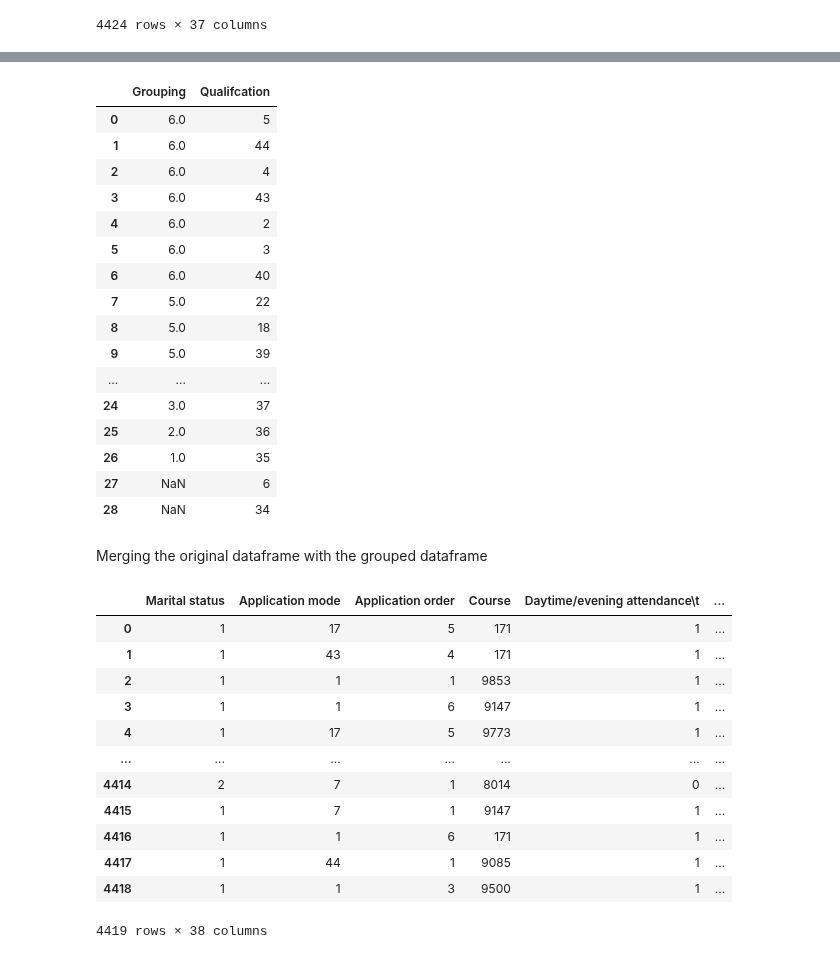
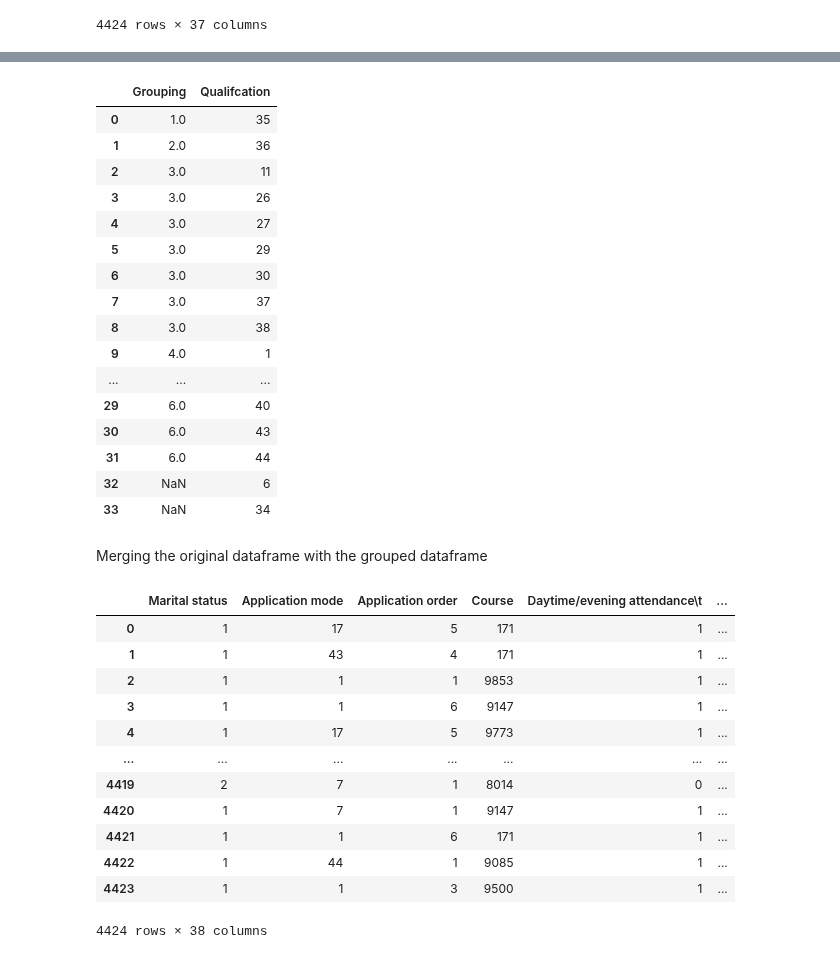
Before and after one commit to obDann/INF2179-GroupProject, a Jupyter notebook: cleaning_ds_parent_qualification.ipynb, the cells around one changed output, grey strips where cells are left out. Saved outputs shown, nothing was run; the diff lists cells and outputs as text; code cells hidden in the pictures.

Commit message:
Added missing qualifcation descriptions from father's

```diff
--- a/cleaning_ds_parent_qualification.ipynb
+++ b/cleaning_ds_parent_qualification.ipynb
@@ -65,29 +70,29 @@ GROUPED - NO EDUCATION:
 UNKNOWN:
 6 - Frequency of Higher Education
 34 - Unknown
-# %%
-qualification_dict = {"Grouping": [6, 6, 6, 6, 6, 6, 6, 5, 5, 5, 5, 5, 4, 4, 4, 4, 4, 4, 3, 3, 3, 3, 3, 3, 3, 2, 1, None, None],
-                     "Qualifcation": [5, 44, 4, 43, 2, 3, 40, 22, 18, 39, 41, 42, 1, 9, 12, 10, 14, 19, 26, 11, 27, 29, 30, 38, 37, 36, 35, 6, 34]}
-qual_df = pd.DataFrame(qualification_dict)
-qual_df
-# %% [output]
-|  | Grouping | Qualifcation |
-| 0 | 6.0 | 5 |
-| 1 | 6.0 | 44 |
-| 2 | 6.0 | 4 |
-| 3 | 6.0 | 43 |
-| 4 | 6.0 | 2 |
-| 5 | 6.0 | 3 |
-| 6 | 6.0 | 40 |
-| 7 | 5.0 | 22 |
-| 8 | 5.0 | 18 |
-| 9 | 5.0 | 39 |
-| ... | ... | ... |
-| 24 | 3.0 | 37 |
-| 25 | 2.0 | 36 |
-| 26 | 1.0 | 35 |
-| 27 | NaN | 6 |
-| 28 | NaN | 34 |
+# %%
+qualification_dict = {"Grouping": [1, 2, 3, 3, 3, 3, 3, 3, 3, 4, 4, 4, 4, 4, 4, 4, 4, 4, 5, 5, 5, 5, 5, 5, 5, 6, 6, 6, 6, 6, 6, 6, None, None],
+                     "Qualifcation": [35, 36, 11, 26, 27, 29, 30, 37, 38, 1, 9, 10, 12, 13, 14, 19, 20, 25, 18, 22, 31, 33, 39, 41, 42, 2, 3, 4, 5, 40, 43, 44, 6, 34]}
+qual_df = pd.DataFrame(qualification_dict)
+qual_df
+# %% [output]
+|  | Grouping | Qualifcation |
+| 0 | 1.0 | 35 |
+| 1 | 2.0 | 36 |
+| 2 | 3.0 | 11 |
+| 3 | 3.0 | 26 |
+| 4 | 3.0 | 27 |
+| 5 | 3.0 | 29 |
+| 6 | 3.0 | 30 |
+| 7 | 3.0 | 37 |
+| 8 | 3.0 | 38 |
+| 9 | 4.0 | 1 |
+| ... | ... | ... |
+| 29 | 6.0 | 40 |
+| 30 | 6.0 | 43 |
+| 31 | 6.0 | 44 |
+| 32 | NaN | 6 |
+| 33 | NaN | 34 |
 # %% [markdown]
 Merging the original dataframe with the grouped dataframe
 # %%
@@ -111,9 +116,9 @@ ds_final_df
 | 3 | 1 | 1 | 6 | 9147 | 1 | ... |
 | 4 | 1 | 17 | 5 | 9773 | 1 | ... |
 | ... | ... | ... | ... | ... | ... | ... |
-| 4414 | 2 | 7 | 1 | 8014 | 0 | ... |
-| 4415 | 1 | 7 | 1 | 9147 | 1 | ... |
-| 4416 | 1 | 1 | 6 | 171 | 1 | ... |
-| 4417 | 1 | 44 | 1 | 9085 | 1 | ... |
-| 4418 | 1 | 1 | 3 | 9500 | 1 | ... |
+| 4419 | 2 | 7 | 1 | 8014 | 0 | ... |
+| 4420 | 1 | 7 | 1 | 9147 | 1 | ... |
+| 4421 | 1 | 1 | 6 | 171 | 1 | ... |
+| 4422 | 1 | 44 | 1 | 9085 | 1 | ... |
+| 4423 | 1 | 1 | 3 | 9500 | 1 | ... |
-4419 rows × 38 columns
+4424 rows × 38 columns
```
Also changed, not shown: parts of 1 cell of this notebook.
